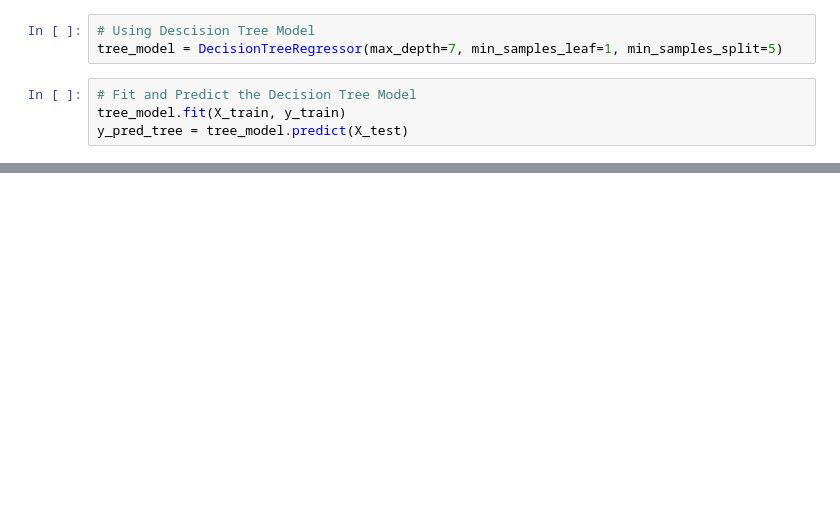
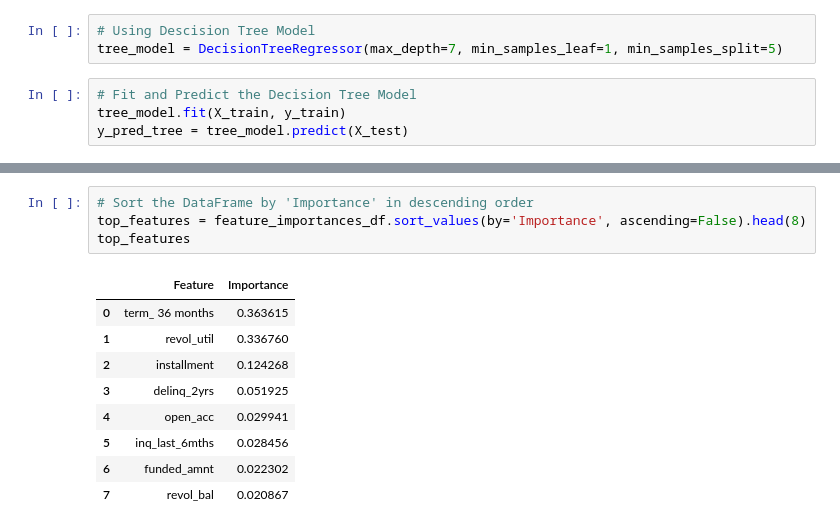
Before and after one commit to kylemyat/Final_Project, a Jupyter notebook: loan_prediction.ipynb, the cells around one changed output, grey strips where cells are left out. Saved outputs shown, nothing was run; the diff lists cells and outputs as text; blank space fills up the shorter version.

```diff
--- a/loan_prediction.ipynb
+++ b/loan_prediction.ipynb
@@ -138,0 +142,14 @@ feature_importances_df.head(20)
+# %%
+# Sort the DataFrame by 'Importance' in descending order
+top_features = feature_importances_df.sort_values(by='Importance', ascending=False).head(8)
+top_features
+# %% [output]
+|  | Feature | Importance |
+| 0 | term_ 36 months | 0.363615 |
+| 1 | revol_util | 0.336760 |
+| 2 | installment | 0.124268 |
+| 3 | delinq_2yrs | 0.051925 |
+| 4 | open_acc | 0.029941 |
+| 5 | inq_last_6mths | 0.028456 |
+| 6 | funded_amnt | 0.022302 |
+| 7 | revol_bal | 0.020867 |
```
Also changed, not shown: parts of 8 cells of this notebook, 4 other files.
